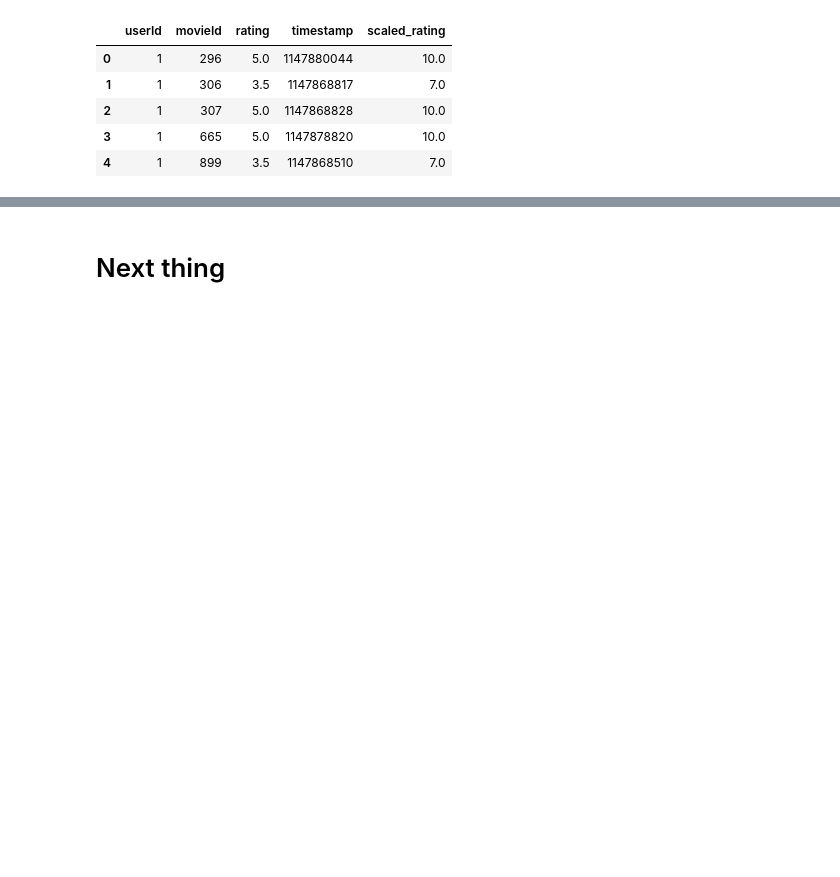
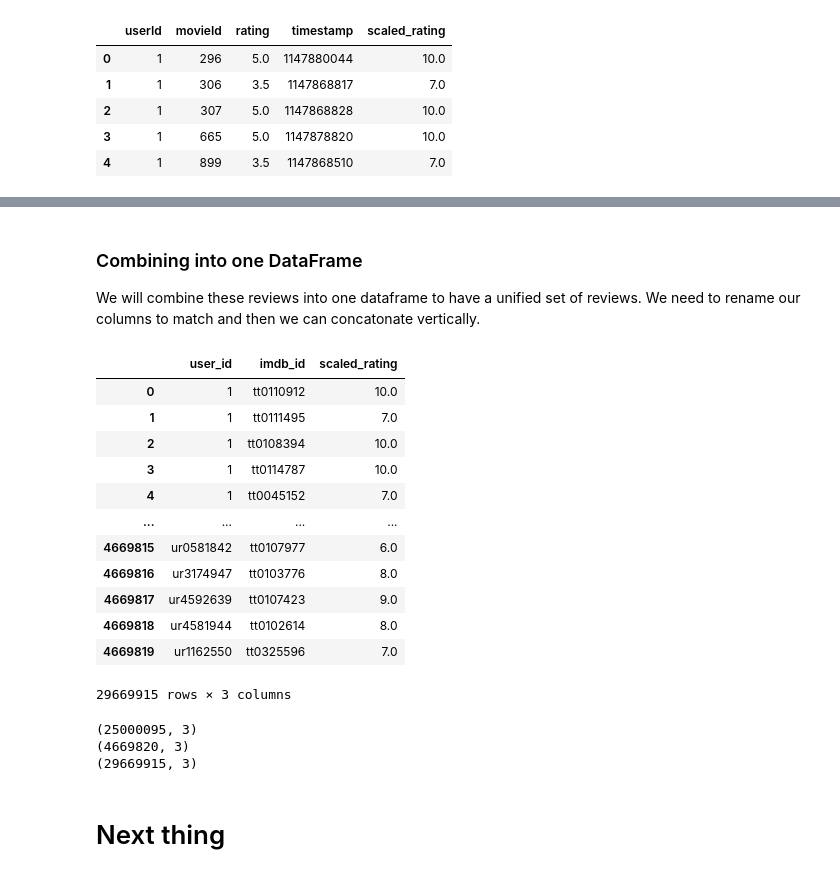
Before and after one commit to jackfrantz/Movie-Recommender-System, a Jupyter notebook: Code_Notebooks/Data_Cleaning.ipynb, the cells around one changed output, grey strips where cells are left out. Cells and saved outputs as stored; diff of their text form; code cells hidden in the pictures; blank space fills up the shorter version.

```diff
--- a/Code_Notebooks/Data_Cleaning.ipynb
+++ b/Code_Notebooks/Data_Cleaning.ipynb
@@ -83,0 +151,4 @@ ml_ratings.head()
+# %%
+# read in our IMDb reviews
+imdb_reviews = pd.read_csv('../Data/Large-Data/ieee_imdb_reviews.csv')
+imdb_reviews.head()
@@ -83,0 +162,7 @@ ml_ratings.head()
+# %%
+# Drop unneeded columns
+imdb_reviews.drop(columns='ReviewDate', inplace=True)
+# %%
+# We need to rename our columns to match the MovieLens reviews
+imdb_reviews = imdb_reviews.rename({'UserID': 'user_id', 'MovieID': 'imdb_id', 'Rating': 'scaled_rating'}, axis='columns')
+imdb_reviews.head()
@@ -83,0 +176,29 @@ ml_ratings.head()
+# %% [markdown]
+### Combining into one DataFrame
+We will combine these reviews into one dataframe to have a unified set of reviews. We need to rename our columns to match and then we can concatonate vertically.
+# %%
+merged_reviews = pd.concat([ml_ratings_for_merge, imdb_reviews], axis=0)
+merged_reviews
+# %% [output]
+|  | user_id | imdb_id | scaled_rating |
+| 0 | 1 | tt0110912 | 10.0 |
+| 1 | 1 | tt0111495 | 7.0 |
+| 2 | 1 | tt0108394 | 10.0 |
+| 3 | 1 | tt0114787 | 10.0 |
+| 4 | 1 | tt0045152 | 7.0 |
+| ... | ... | ... | ... |
+| 4669815 | ur0581842 | tt0107977 | 6.0 |
+| 4669816 | ur3174947 | tt0103776 | 8.0 |
+| 4669817 | ur4592639 | tt0107423 | 9.0 |
+| 4669818 | ur4581944 | tt0102614 | 8.0 |
+| 4669819 | ur1162550 | tt0325596 | 7.0 |
+29669915 rows × 3 columns
+# %%
+# Let's double check that the shape of our merged reviews is correct
+print(ml_ratings_for_merge.shape)
+print(imdb_reviews.shape)
+print(merged_reviews.shape)
+# %% [output]
+(25000095, 3)
+(4669820, 3)
+(29669915, 3)
```
Also changed, not shown: parts of 8 cells of this notebook.
